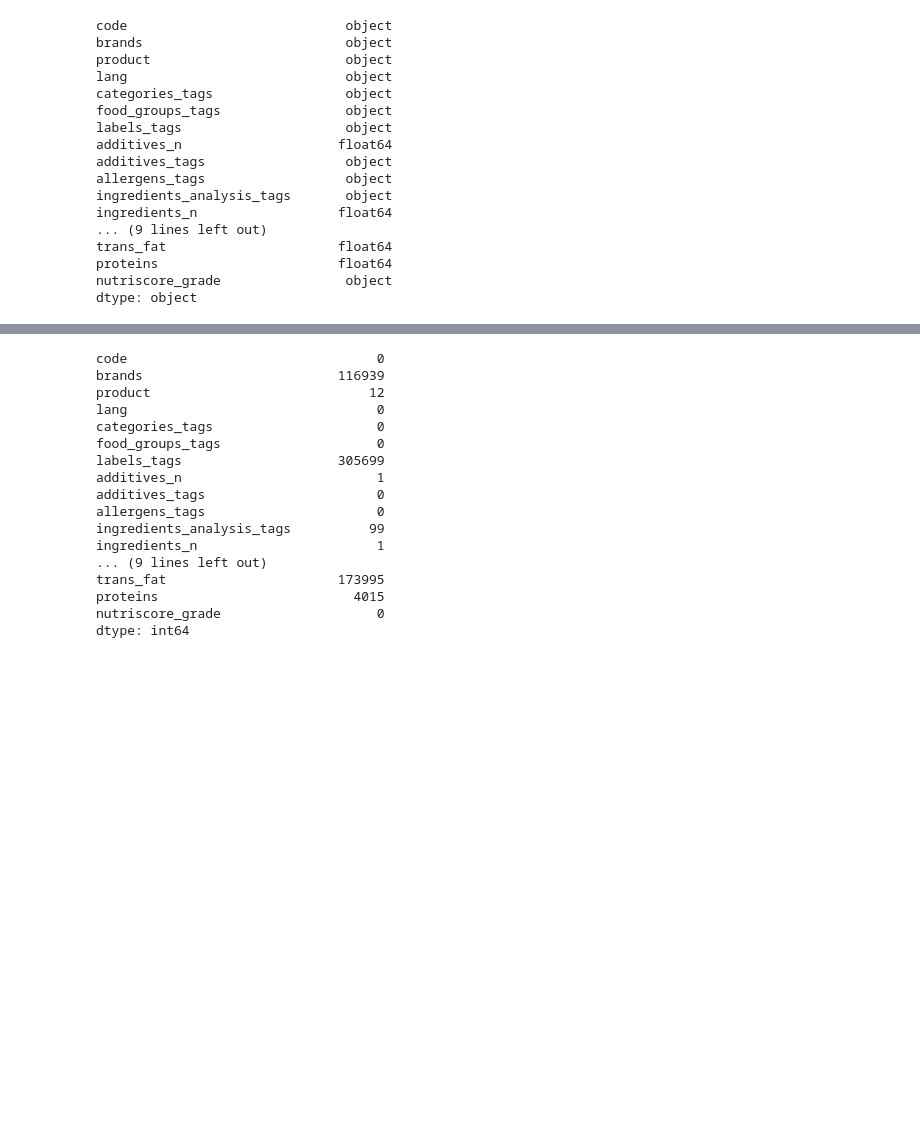
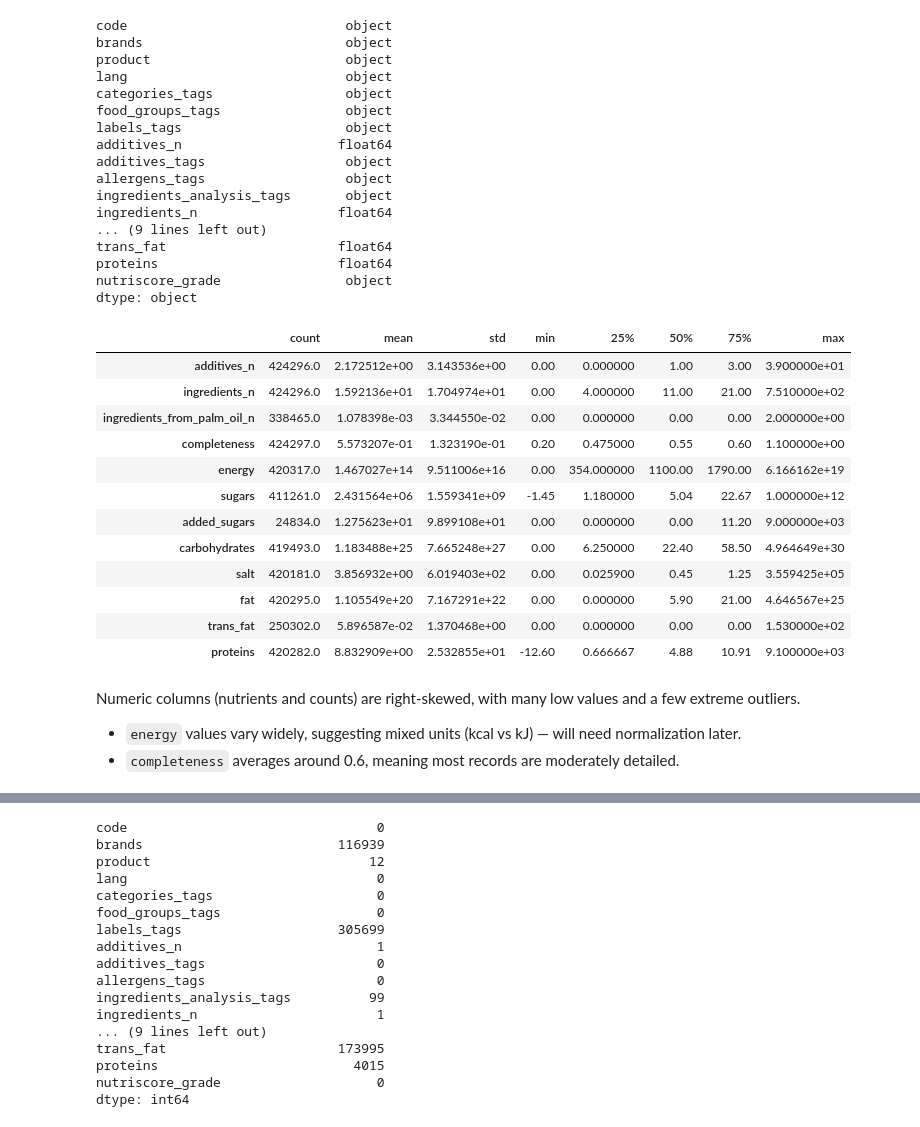
Before and after one commit to swhoyle/food-nutrition-model, a Jupyter notebook: notebooks/2_eda.ipynb, the cells around one changed output, grey strips where cells are left out. Drawn from its saved outputs; the diff is of its cells as text; code cells hidden in the pictures; blank space fills up the shorter version.

```diff
--- a/notebooks/2_eda.ipynb
+++ b/notebooks/2_eda.ipynb
@@ -83,3 +93,26 @@ trans_fat                      float64
 proteins                       float64
 nutriscore_grade                object
 dtype: object
+# %%
+# Summary statistics for numeric columns
+num_cols = ["additives_n","ingredients_n","ingredients_from_palm_oil_n","completeness","energy","sugars","added_sugars","carbohydrates","salt","fat","trans_fat","proteins"]
+df[num_cols].describe().T
+# %% [output]
+|  | count | mean | std | min | 25% | 50% | 75% | max |
+| additives_n | 424296.0 | 2.172512e+00 | 3.143536e+00 | 0.00 | 0.000000 | 1.00 | 3.00 | 3.900000e+01 |
+| ingredients_n | 424296.0 | 1.592136e+01 | 1.704974e+01 | 0.00 | 4.000000 | 11.00 | 21.00 | 7.510000e+02 |
+| ingredients_from_palm_oil_n | 338465.0 | 1.078398e-03 | 3.344550e-02 | 0.00 | 0.000000 | 0.00 | 0.00 | 2.000000e+00 |
+| completeness | 424297.0 | 5.573207e-01 | 1.323190e-01 | 0.20 | 0.475000 | 0.55 | 0.60 | 1.100000e+00 |
+| energy | 420317.0 | 1.467027e+14 | 9.511006e+16 | 0.00 | 354.000000 | 1100.00 | 1790.00 | 6.166162e+19 |
+| sugars | 411261.0 | 2.431564e+06 | 1.559341e+09 | -1.45 | 1.180000 | 5.04 | 22.67 | 1.000000e+12 |
+| added_sugars | 24834.0 | 1.275623e+01 | 9.899108e+01 | 0.00 | 0.000000 | 0.00 | 11.20 | 9.000000e+03 |
+| carbohydrates | 419493.0 | 1.183488e+25 | 7.665248e+27 | 0.00 | 6.250000 | 22.40 | 58.50 | 4.964649e+30 |
+| salt | 420181.0 | 3.856932e+00 | 6.019403e+02 | 0.00 | 0.025900 | 0.45 | 1.25 | 3.559425e+05 |
+| fat | 420295.0 | 1.105549e+20 | 7.167291e+22 | 0.00 | 0.000000 | 5.90 | 21.00 | 4.646567e+25 |
+| trans_fat | 250302.0 | 5.896587e-02 | 1.370468e+00 | 0.00 | 0.000000 | 0.00 | 0.00 | 1.530000e+02 |
+| proteins | 420282.0 | 8.832909e+00 | 2.532855e+01 | -12.60 | 0.666667 | 4.88 | 10.91 | 9.100000e+03 |
+# %% [markdown]
+Numeric columns (nutrients and counts) are right-skewed, with many low values and a few extreme outliers.
+
+- `energy` values vary widely, suggesting mixed units (kcal vs kJ) — will need normalization later.
+- `completeness` averages around 0.6, meaning most records are moderately detailed.
```
Also changed, not shown: parts of 14 cells of this notebook.
